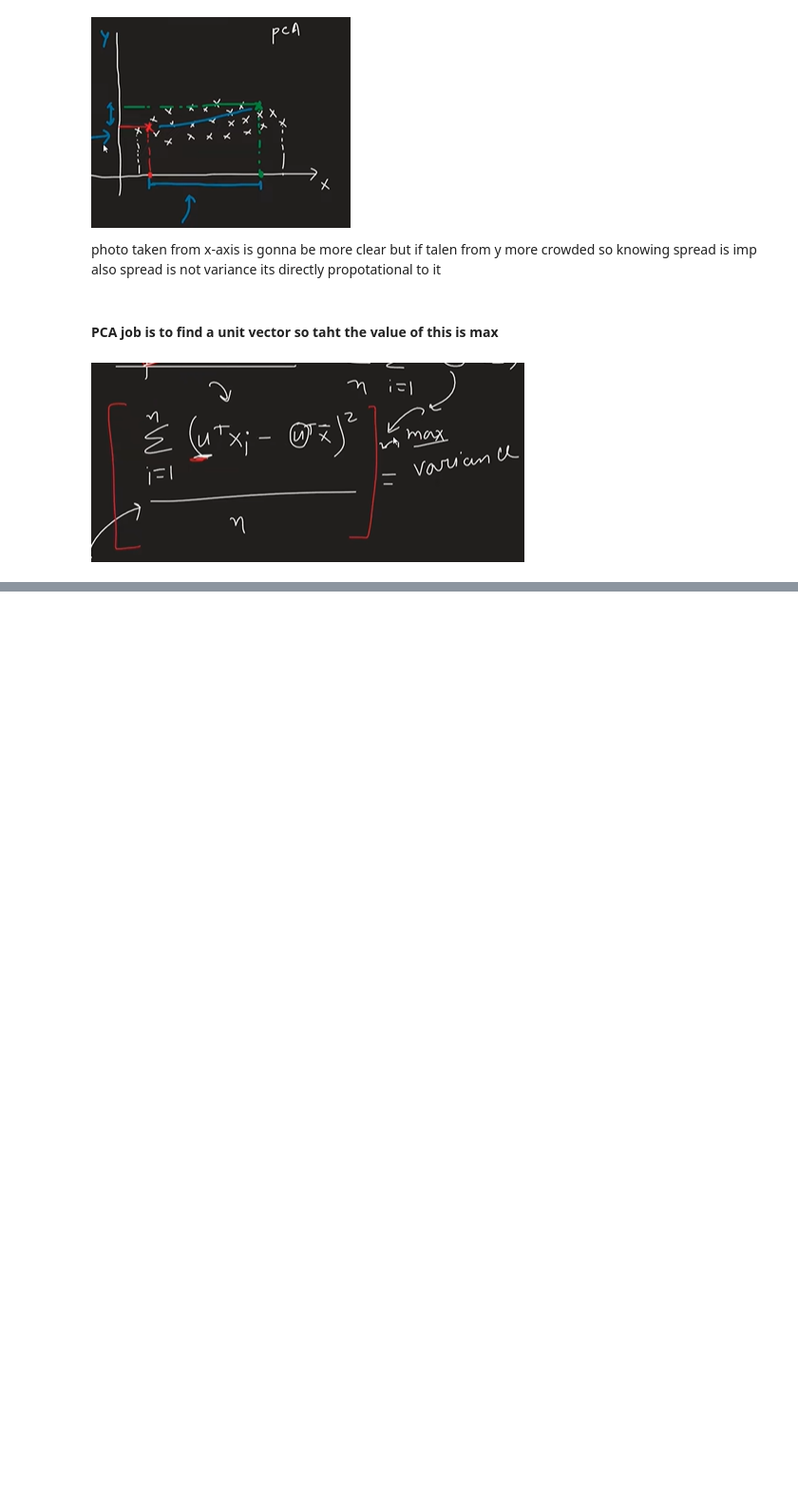
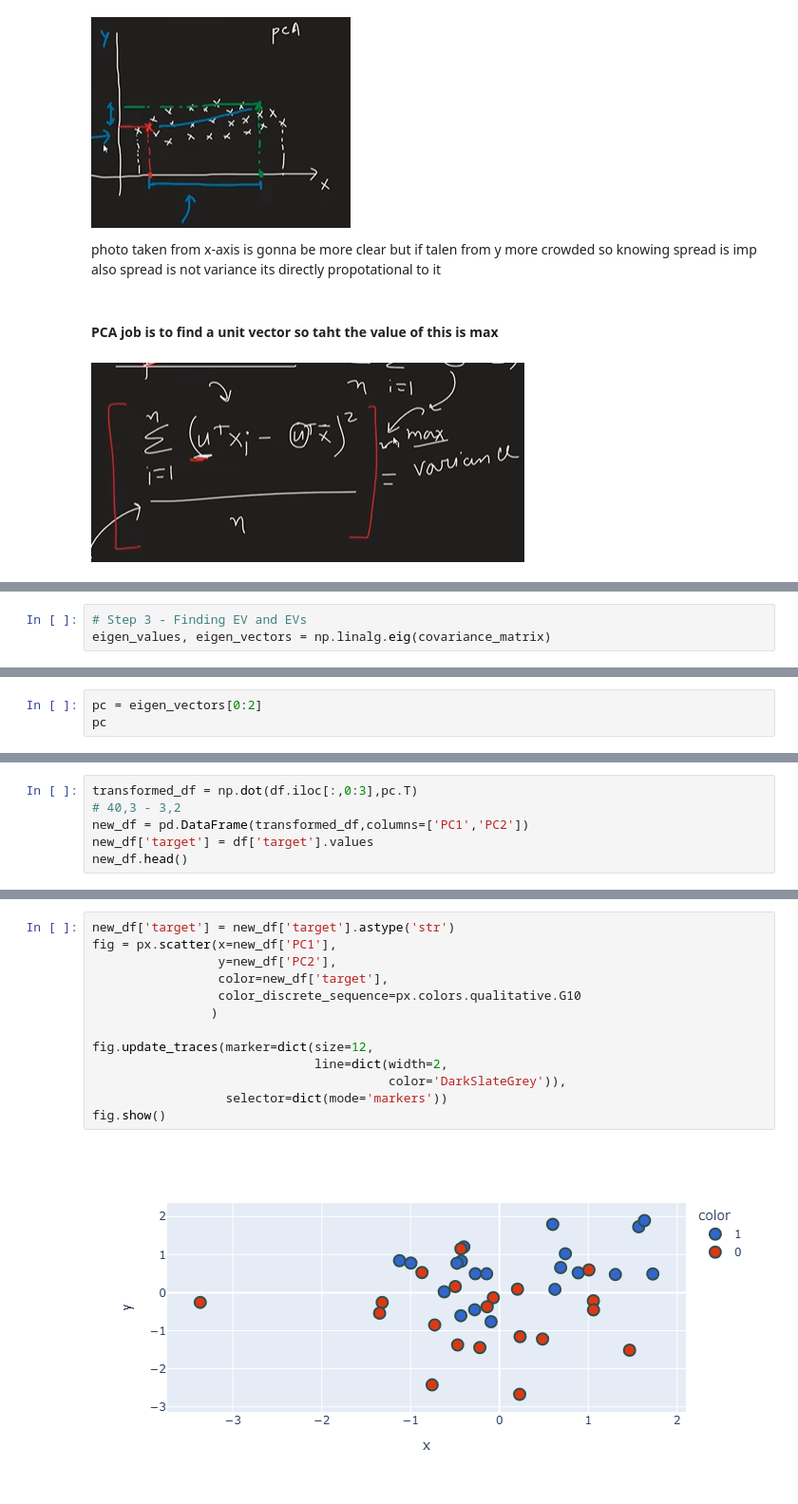
Before and after one commit to suhavani23/100_days_of_ML, a Jupyter notebook: feature eng/PCA.ipynb, the cells around one changed output, grey strips where cells are left out. Shown at 95% size. Saved outputs shown, nothing was run; the diff lists cells and outputs as text; blank space fills up the shorter version.

```diff
--- a/feature eng/PCA.ipynb
+++ b/feature eng/PCA.ipynb
@@ -47,0 +128,3 @@ so knowing spread is imp also spread is not variance its directly propotational
+# %%
+# Step 3 - Finding EV and EVs
+eigen_values, eigen_vectors = np.linalg.eig(covariance_matrix)
@@ -47,0 +236,3 @@ so knowing spread is imp also spread is not variance its directly propotational
+# %%
+pc = eigen_vectors[0:2]
+pc
@@ -47,0 +242,6 @@ so knowing spread is imp also spread is not variance its directly propotational
+# %%
+transformed_df = np.dot(df.iloc[:,0:3],pc.T)
+# 40,3 - 3,2
+new_df = pd.DataFrame(transformed_df,columns=['PC1','PC2'])
+new_df['target'] = df['target'].values
+new_df.head()
@@ -47,0 +255,15 @@ so knowing spread is imp also spread is not variance its directly propotational
+# %%
+new_df['target'] = new_df['target'].astype('str')
+fig = px.scatter(x=new_df['PC1'],
+                 y=new_df['PC2'],
+                 color=new_df['target'],
+                 color_discrete_sequence=px.colors.qualitative.G10
+                )
+
+fig.update_traces(marker=dict(size=12,
+                              line=dict(width=2,
+                                        color='DarkSlateGrey')),
+                  selector=dict(mode='markers'))
+fig.show()
+# %% [output]
+[figure, added]
```
Also changed, not shown: parts of 17 cells of this notebook.
